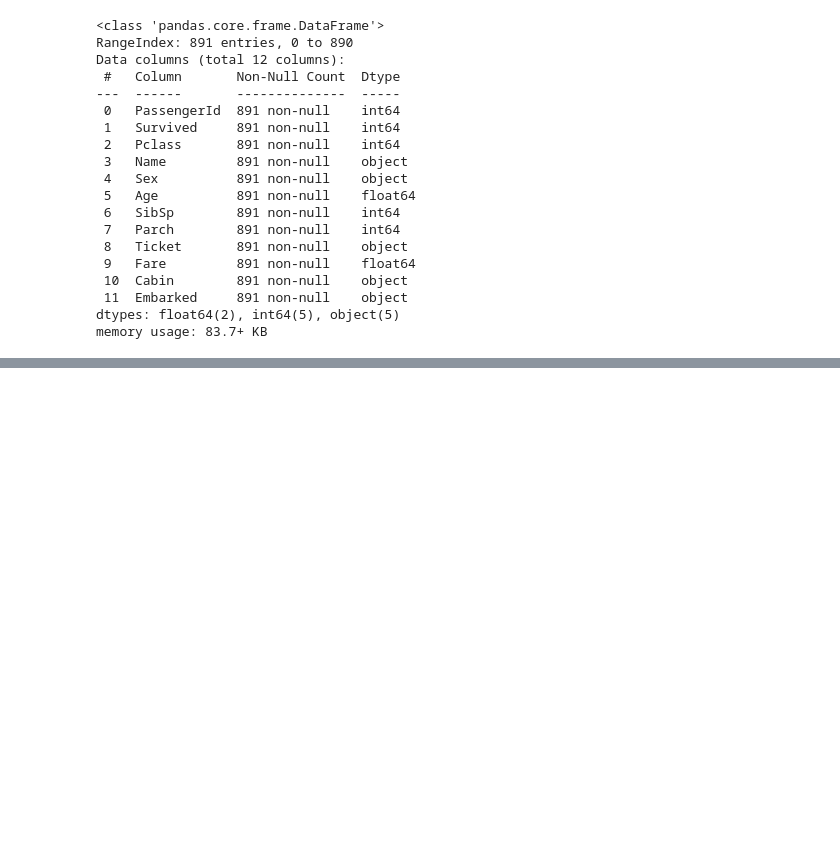
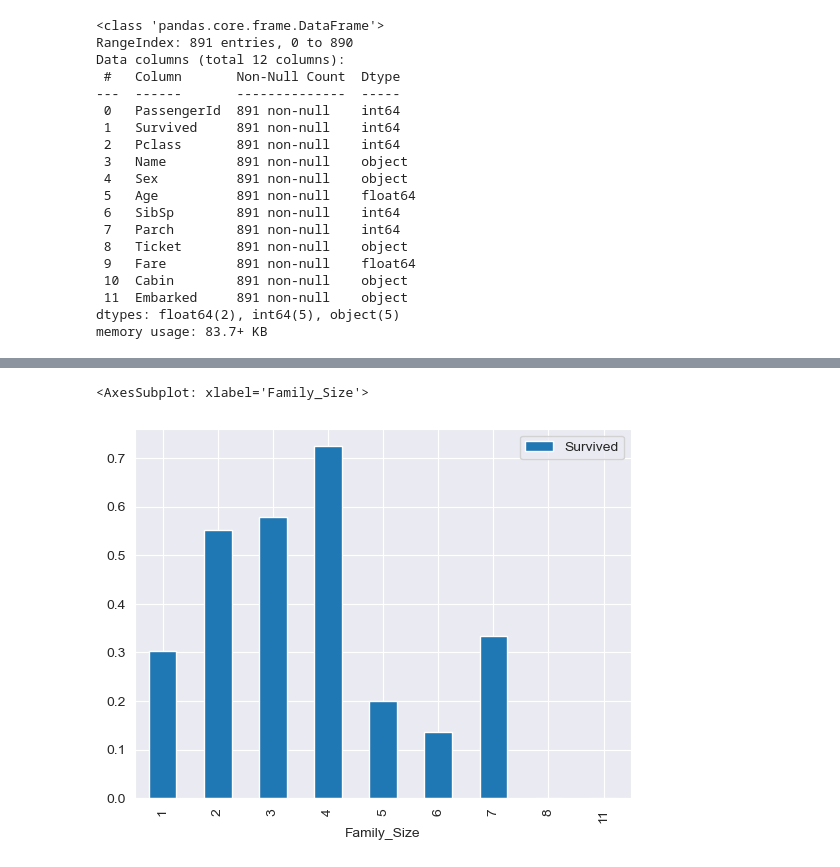
Before and after one commit to YulinCHEN-CS/Titanic, a Jupyter notebook: titanic_data.ipynb, the cells around one changed output, grey strips where cells are left out. Cells and saved outputs as stored; diff of their text form; code cells hidden in the pictures; blank space fills up the shorter version.

```diff
--- a/titanic_data.ipynb
+++ b/titanic_data.ipynb
@@ -214,0 +269,7 @@ sns.barplot(x='Name_length', y='Survived', data=name_length)
+# %%
+#Combine to family size
+train_data['Family_Size'] = train_data['SibSp'] + train_data['Parch'] + 1
+train_data[['Family_Size', 'Survived']].groupby('Family_Size').mean().plot.bar()
+# %% [output]
+<AxesSubplot: xlabel='Family_Size'>
+[figure, added]
```
Also changed, not shown: parts of 16 cells of this notebook.
